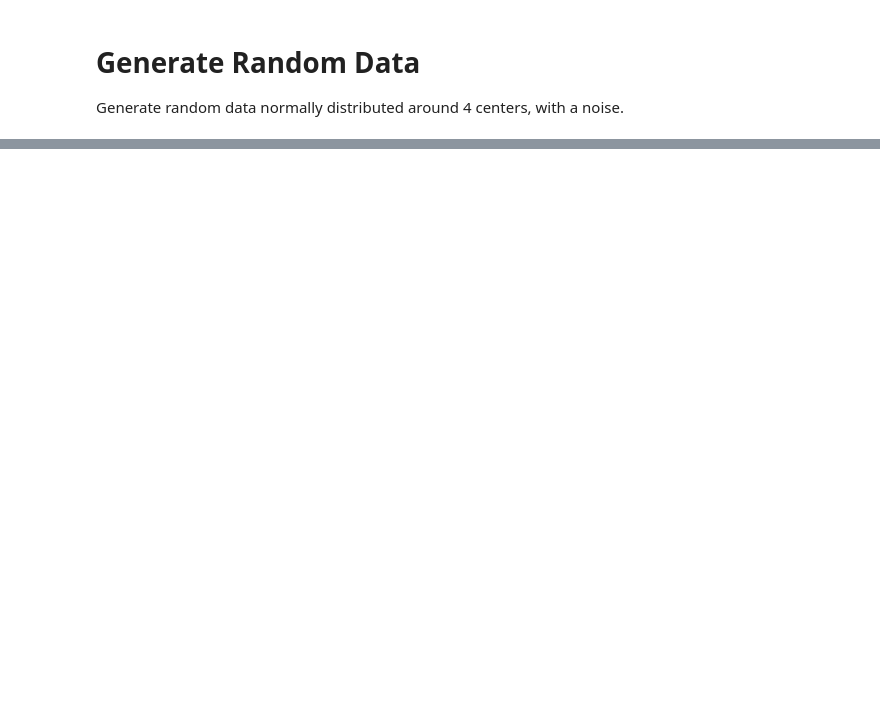
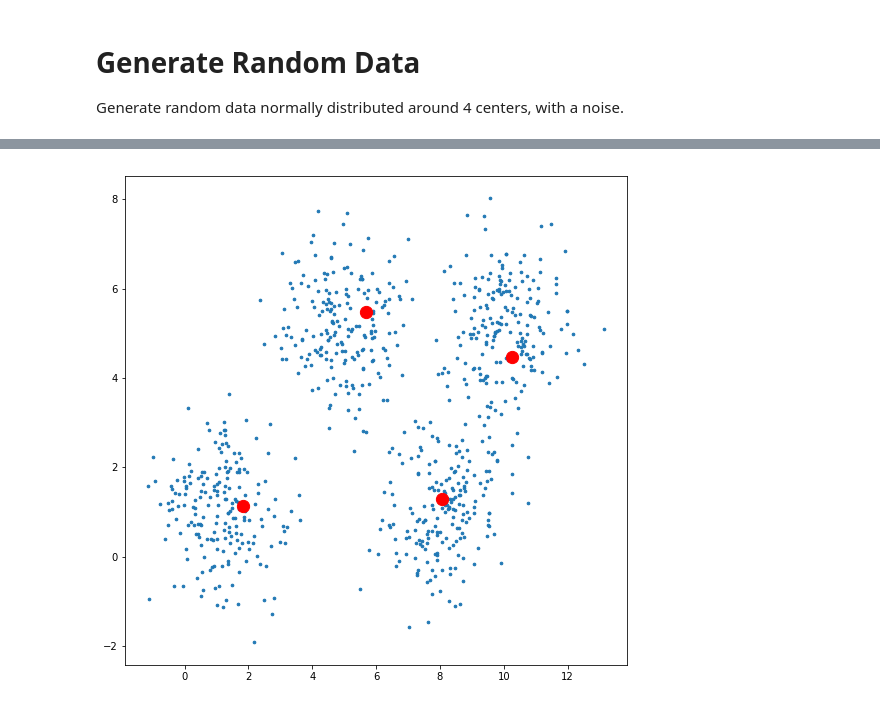
Before and after one commit to SamirMoustafa/Machine-Learning-Implementation, a Jupyter notebook: K-Mean/k-means-clustering.ipynb, the cells around one changed output, grey strips where cells are left out. Cells and saved outputs as stored; diff of their text form; code cells hidden in the pictures; blank space fills up the shorter version.

```diff
--- a/K-Mean/k-means-clustering.ipynb
+++ b/K-Mean/k-means-clustering.ipynb
@@ -89,0 +92,6 @@ plt.scatter(centers_new[:,0], centers_new[:,1], marker='o', c='r', s=150)
+# %%
+centers = K_Mean(data, centers)
+# %%
+plot_data_and_centers(data, centers)
+# %% [output]
+[figure, added]
```
Also changed, not shown: parts of 13 cells of this notebook, 4 other files.
